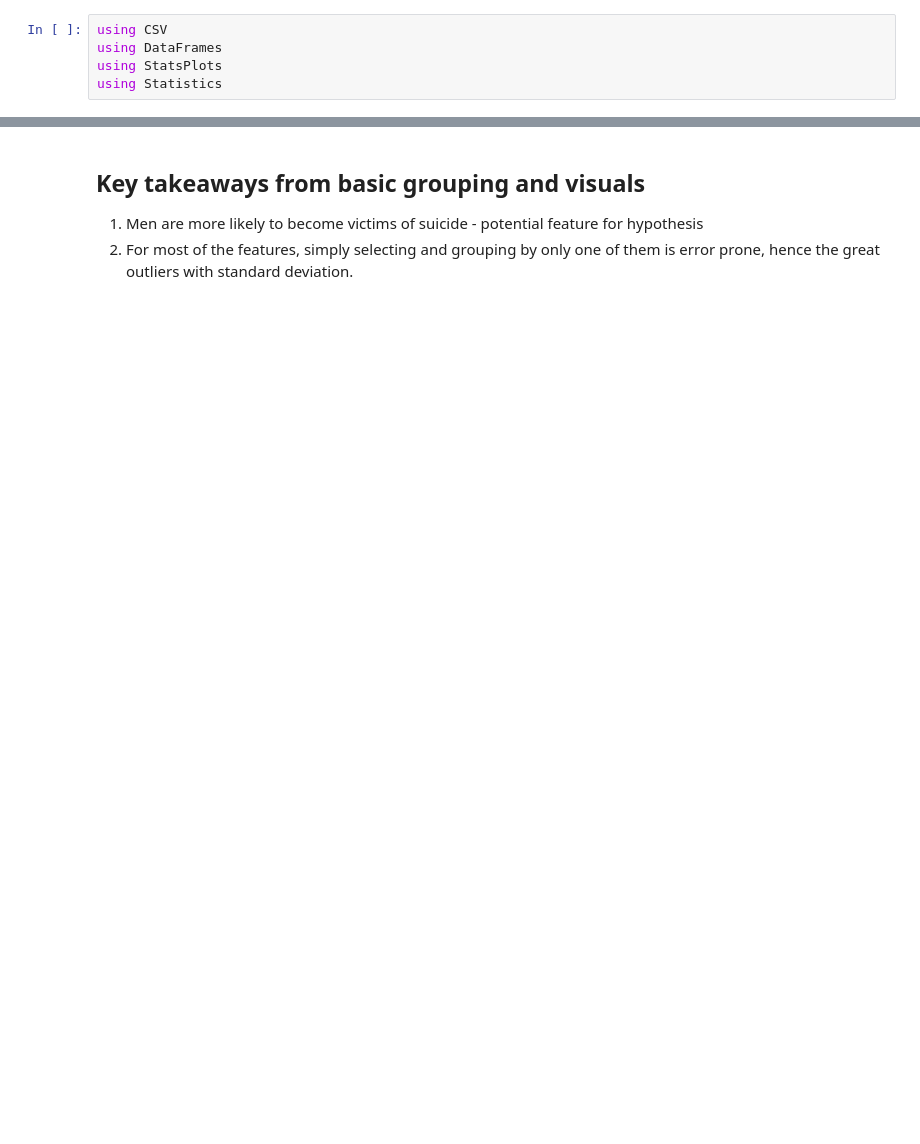
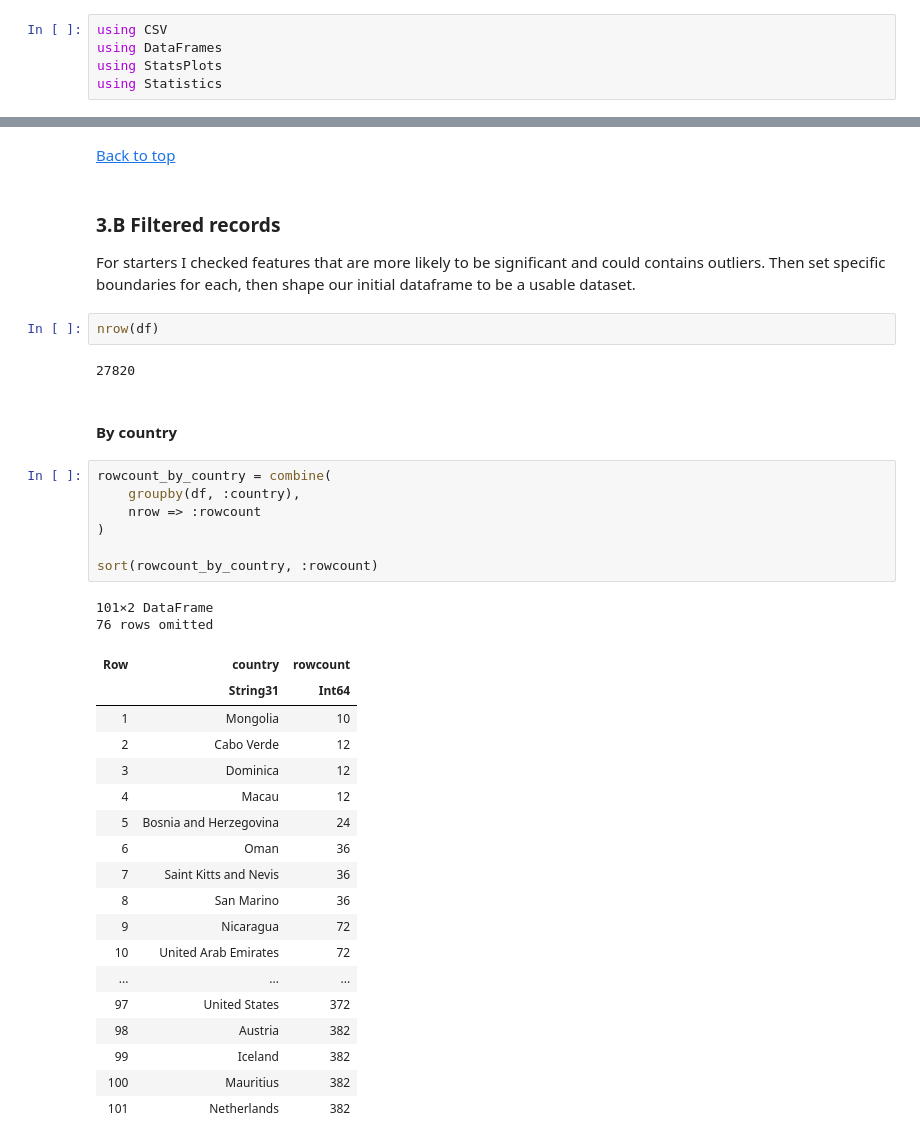
Before and after one commit to Uni-Sopron/progDS-24t-suicide, a Jupyter notebook: notebooks/suicide.ipynb, the cells around one changed output, grey strips where cells are left out. Cells and saved outputs as stored; diff of their text form; blank space fills up the shorter version.

```diff
--- a/notebooks/suicide.ipynb
+++ b/notebooks/suicide.ipynb
@@ -151,5 +101,40 @@ bar(
-# %% [markdown]
-## Key takeaways from basic grouping and visuals
-
-1. Men are more likely to become victims of suicide - potential feature for hypothesis
-2. For most of the features, simply selecting and grouping by only one of them is error prone, hence the great outliers with standard deviation.
+# %% [markdown]
+[Back to top](#Suicide-report)
+# %% [markdown]
+### 3.B Filtered records
+
+For starters I checked features that are more likely to be significant and could contains outliers. Then set specific boundaries for each, then shape our initial dataframe to be a usable dataset.
+# %%
+nrow(df)
+# %% [output]
+27820
+# %% [markdown]
+#### By country
+# %%
+rowcount_by_country = combine(
+    groupby(df, :country),
+    nrow => :rowcount
+)
+
+sort(rowcount_by_country, :rowcount)
+# %% [output]
+101×2 DataFrame
+76 rows omitted
+| Row | country | rowcount |
+|  | String31 | Int64 |
+| 1 | Mongolia | 10 |
+| 2 | Cabo Verde | 12 |
+| 3 | Dominica | 12 |
+| 4 | Macau | 12 |
+| 5 | Bosnia and Herzegovina | 24 |
+| 6 | Oman | 36 |
+| 7 | Saint Kitts and Nevis | 36 |
+| 8 | San Marino | 36 |
+| 9 | Nicaragua | 72 |
+| 10 | United Arab Emirates | 72 |
+| ... | ... | ... |
+| 97 | United States | 372 |
+| 98 | Austria | 382 |
+| 99 | Iceland | 382 |
+| 100 | Mauritius | 382 |
+| 101 | Netherlands | 382 |
```
Also changed, not shown: parts of 34 cells of this notebook.
